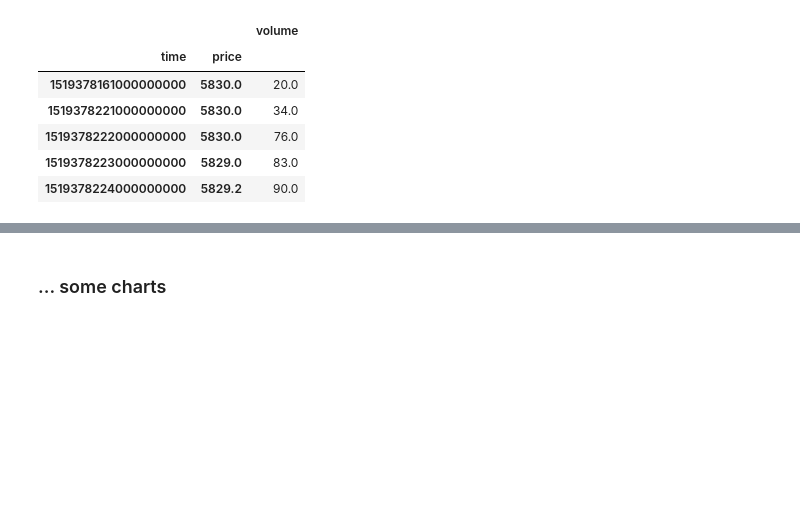
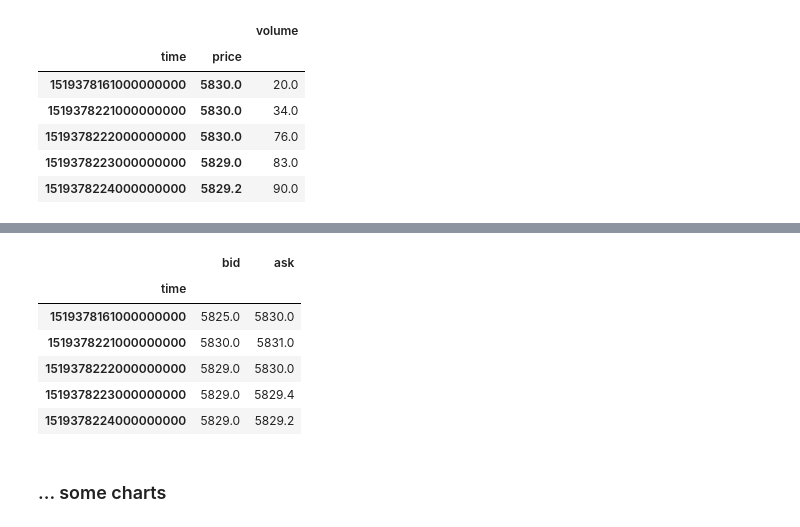
Before and after one commit to Sahanduiuc/roq-jupyter, a Jupyter notebook: notebooks/simple.ipynb, the cells around one changed output, grey strips where cells are left out. Saved outputs shown, nothing was run; the diff lists cells and outputs as text; code cells hidden in the pictures; blank space fills up the shorter version.

```diff
--- a/notebooks/simple.ipynb
+++ b/notebooks/simple.ipynb
@@ -356,3 +356,14 @@ market_by_price.head(20)
+# %%
+best_bid_ask = collector.extract(exchange=EXCHANGE, symbol=SYMBOL, type="best_bid_ask")
+best_bid_ask.head()
+# %% [output]
+|  | bid | ask |
+| time |  |  |
+| 1519378161000000000 | 5825.0 | 5830.0 |
+| 1519378221000000000 | 5830.0 | 5831.0 |
+| 1519378222000000000 | 5829.0 | 5830.0 |
+| 1519378223000000000 | 5829.0 | 5829.4 |
+| 1519378224000000000 | 5829.0 | 5829.2 |
 # %% [markdown]
 ### ... some charts
 # %%
```
Also changed, not shown: parts of 13 cells of this notebook.
